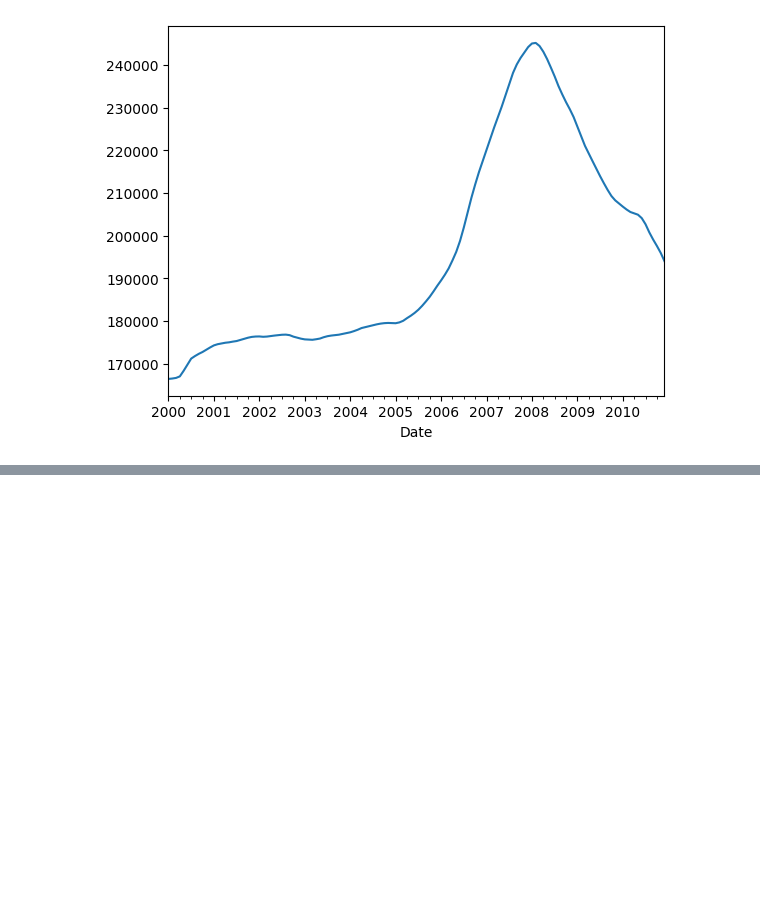
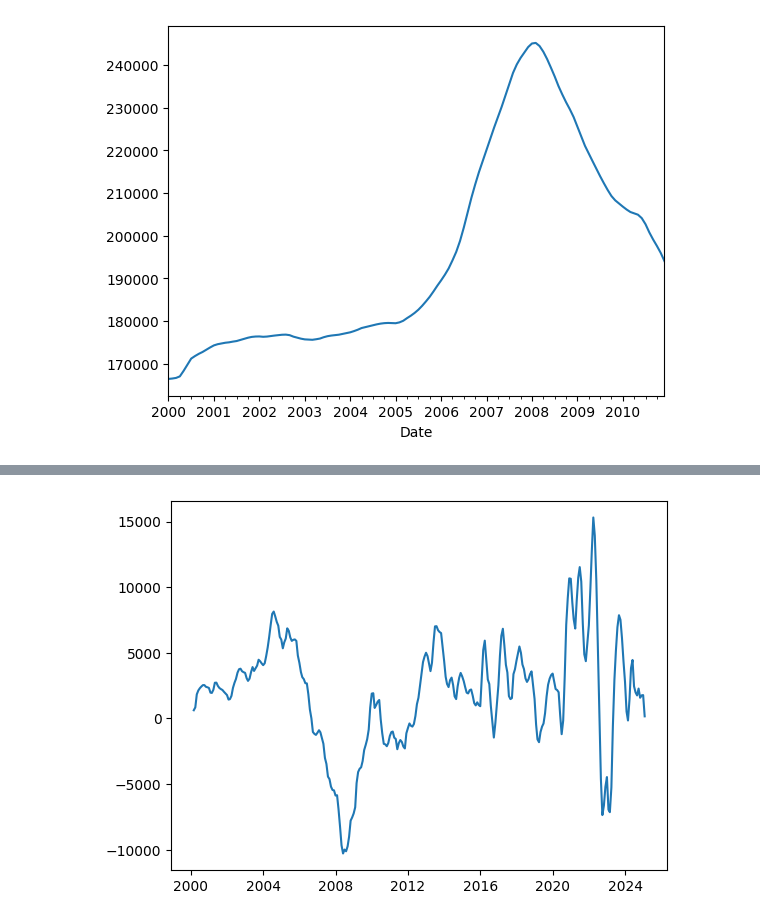
Before and after one commit to jpatrickb/vol3_housing_project, a Jupyter notebook: data_exploration.ipynb, the cells around one changed output, grey strips where cells are left out. Drawn from its saved outputs; the diff is of its cells as text; code cells hidden in the pictures; blank space fills up the shorter version.

```diff
--- a/data_exploration.ipynb
+++ b/data_exploration.ipynb
@@ -364 +366,6 @@ testing.loc['California']['Median Home Price'].plot()
 [figure]
+# %%
+plt.plot(testing.loc['California'].index[1:], np.diff(testing.loc['California']['Median Home Price']))
+plt.show()
+# %% [output]
+[figure, added]
```
Also changed, not shown: parts of 3 cells of this notebook, 3 other files.
